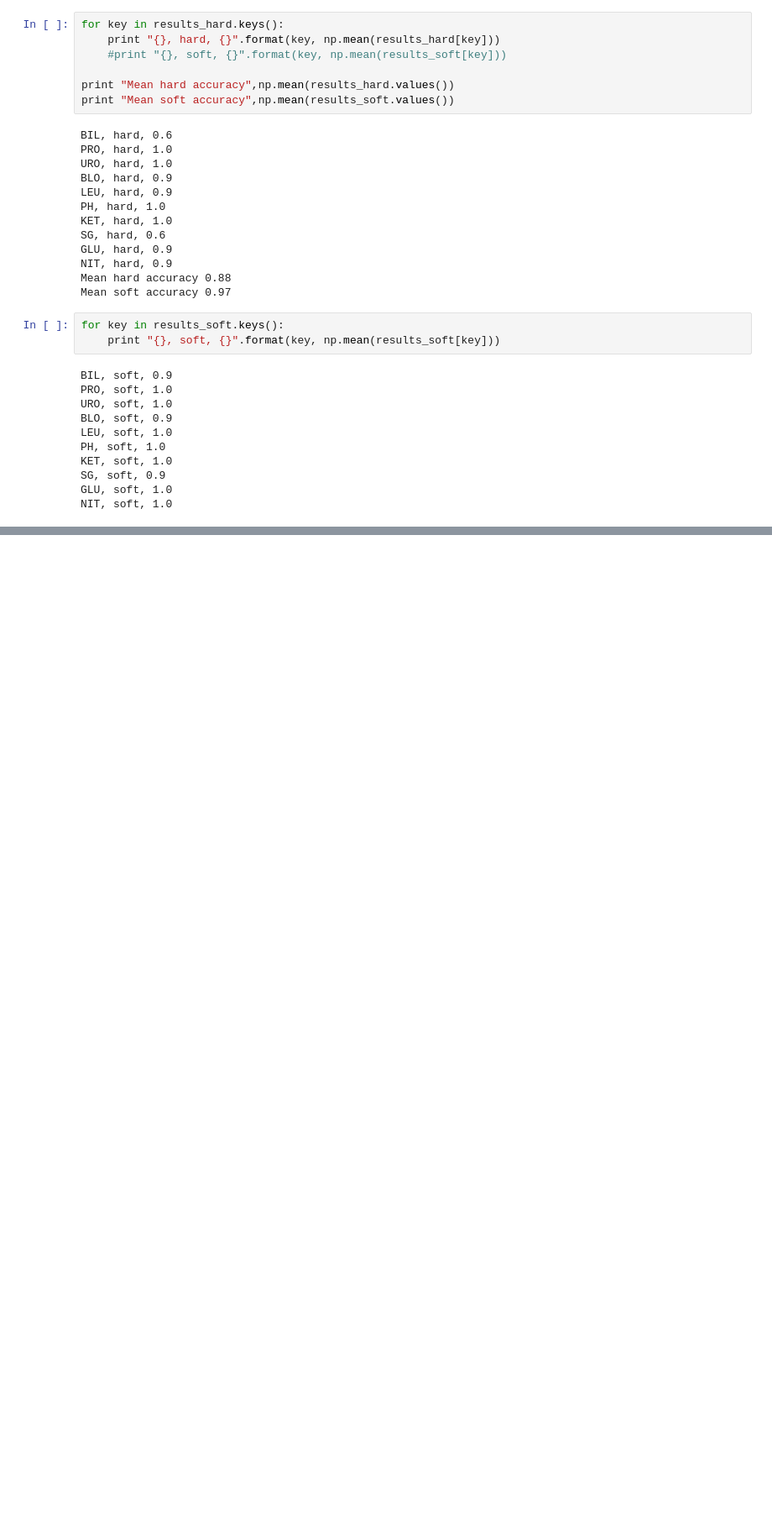
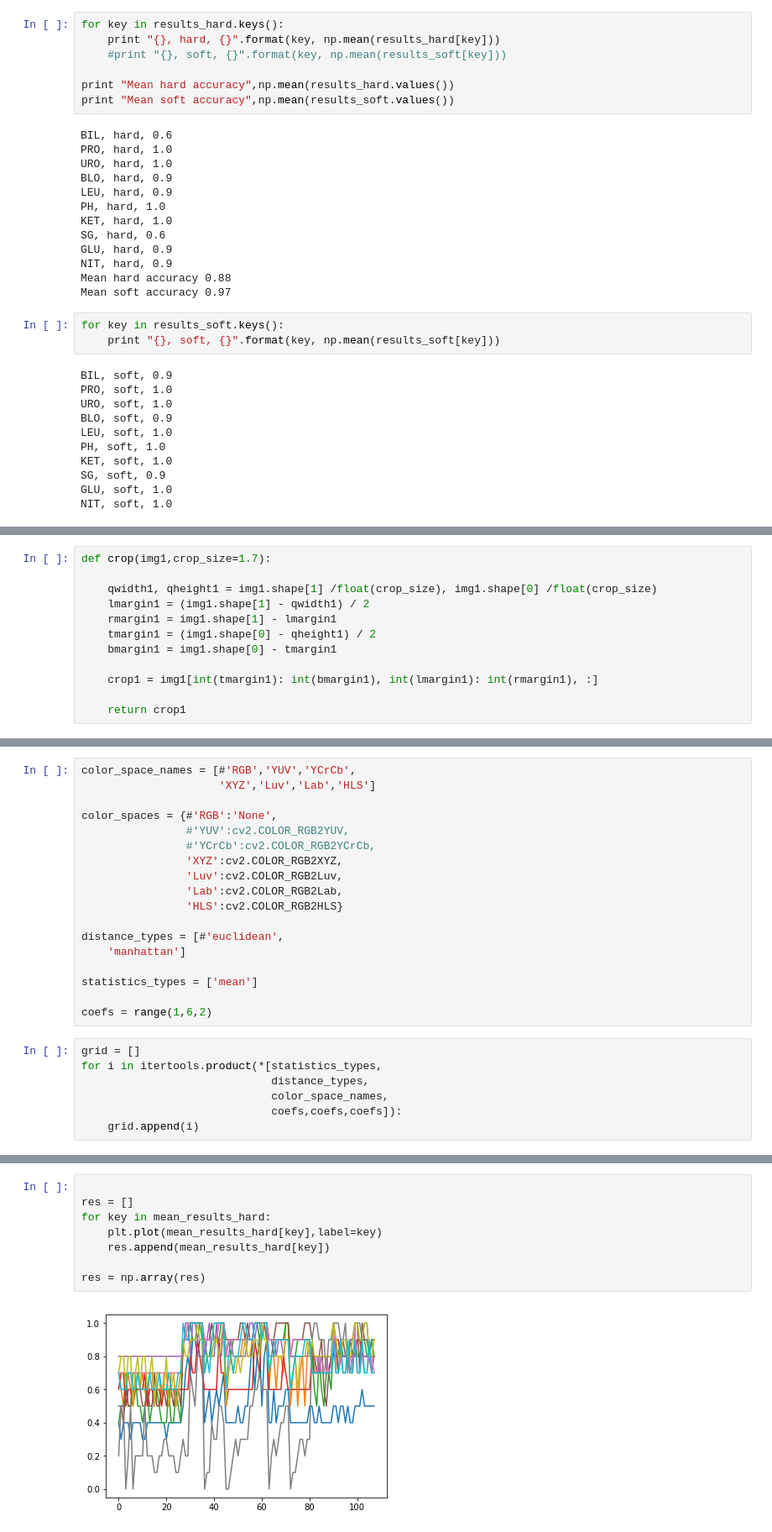
Before and after one commit to lysukhin/urinalysis, a Jupyter notebook: scripts/notebooks/evaluation_stable_color.ipynb, the cells around one changed output, grey strips where cells are left out. Shown at 84% size. Saved outputs shown, nothing was run; the diff lists cells and outputs as text; blank space fills up the shorter version.

```diff
--- a/scripts/notebooks/evaluation_stable_color.ipynb
+++ b/scripts/notebooks/evaluation_stable_color.ipynb
@@ -241,0 +244,12 @@ NIT, soft, 1.0
+# %%
+def crop(img1,crop_size=1.7):
+
+    qwidth1, qheight1 = img1.shape[1] /float(crop_size), img1.shape[0] /float(crop_size)
+    lmargin1 = (img1.shape[1] - qwidth1) / 2
+    rmargin1 = img1.shape[1] - lmargin1
+    tmargin1 = (img1.shape[0] - qheight1) / 2
+    bmargin1 = img1.shape[0] - tmargin1
+
+    crop1 = img1[int(tmargin1): int(bmargin1), int(lmargin1): int(rmargin1), :]
+
+    return crop1
@@ -241,0 +260,25 @@ NIT, soft, 1.0
+# %%
+color_space_names = [#'RGB','YUV','YCrCb',
+                     'XYZ','Luv','Lab','HLS']
+
+color_spaces = {#'RGB':'None',
+                #'YUV':cv2.COLOR_RGB2YUV,
+                #'YCrCb':cv2.COLOR_RGB2YCrCb,
+                'XYZ':cv2.COLOR_RGB2XYZ,
+                'Luv':cv2.COLOR_RGB2Luv,
+                'Lab':cv2.COLOR_RGB2Lab,
+                'HLS':cv2.COLOR_RGB2HLS}
+
+distance_types = [#'euclidean',
+    'manhattan']
+
+statistics_types = ['mean']
+
+coefs = range(1,6,2)
+# %%
+grid = []
+for i in itertools.product(*[statistics_types,
+                             distance_types,
+                             color_space_names,
+                             coefs,coefs,coefs]):
+    grid.append(i)
@@ -241,0 +355,10 @@ NIT, soft, 1.0
+# %%
+
+res = []
+for key in mean_results_hard:
+    plt.plot(mean_results_hard[key],label=key)
+    res.append(mean_results_hard[key])
+
+res = np.array(res)
+# %% [output]
+[figure, added]
```
Also changed, not shown: parts of 9 cells of this notebook.
